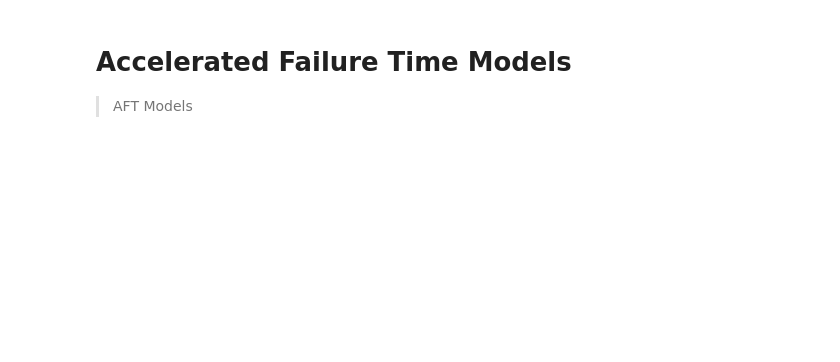
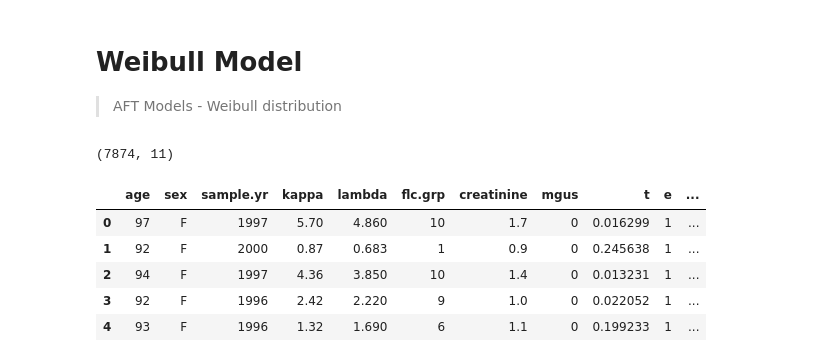
Before and after one commit to sachinruk/torchlife, a Jupyter notebook: Weibull_Model.ipynb, the cells around one changed output. Cells and saved outputs as stored; diff of their text form; code cells hidden in the pictures; blank space fills up the shorter version.

Commit message:
added weibull model

```diff
--- a/Weibull_Model.ipynb
+++ b/Weibull_Model.ipynb
@@ -1,3 +0,0 @@
-# %% [markdown]
-# Accelerated Failure Time Models
-> AFT Models
@@ -3,0 +3,3 @@
+# %% [markdown]
+# Weibull Model
+> AFT Models - Weibull distribution
@@ -3,0 +19,22 @@
+# %%
+from torchlife.data import create_db
+import pandas as pd
+
+url = "https://raw.githubusercontent.com/vincentarelbundock/Rdatasets/master/csv/survival/flchain.csv"
+# url = "https://raw.githubusercontent.com/vincentarelbundock/Rdatasets/master/csv/HSAUR/mastectomy.csv"
+df = pd.read_csv(url).iloc[:,1:]
+df.rename(columns={'futime':'t', 'death':'e'}, inplace=True)
+df['t'] = df['t'] / df['t'].max()
+
+db = create_db(df[['t', 'e']])
+
+print(df.shape)
+df.head()
+# %% [output]
+(7874, 11)
+|  | age | sex | sample.yr | kappa | lambda | flc.grp | creatinine | mgus | t | e | ... |
+| 0 | 97 | F | 1997 | 5.70 | 4.860 | 10 | 1.7 | 0 | 0.016299 | 1 | ... |
+| 1 | 92 | F | 2000 | 0.87 | 0.683 | 1 | 0.9 | 0 | 0.245638 | 1 | ... |
+| 2 | 94 | F | 1997 | 4.36 | 3.850 | 10 | 1.4 | 0 | 0.013231 | 1 | ... |
+| 3 | 92 | F | 1996 | 2.42 | 2.220 | 9 | 1.0 | 0 | 0.022052 | 1 | ... |
+| 4 | 93 | F | 1996 | 1.32 | 1.690 | 6 | 1.1 | 0 | 0.199233 | 1 | ... |
```
Also changed, not shown: parts of 12 cells of this notebook, 13 other files.
